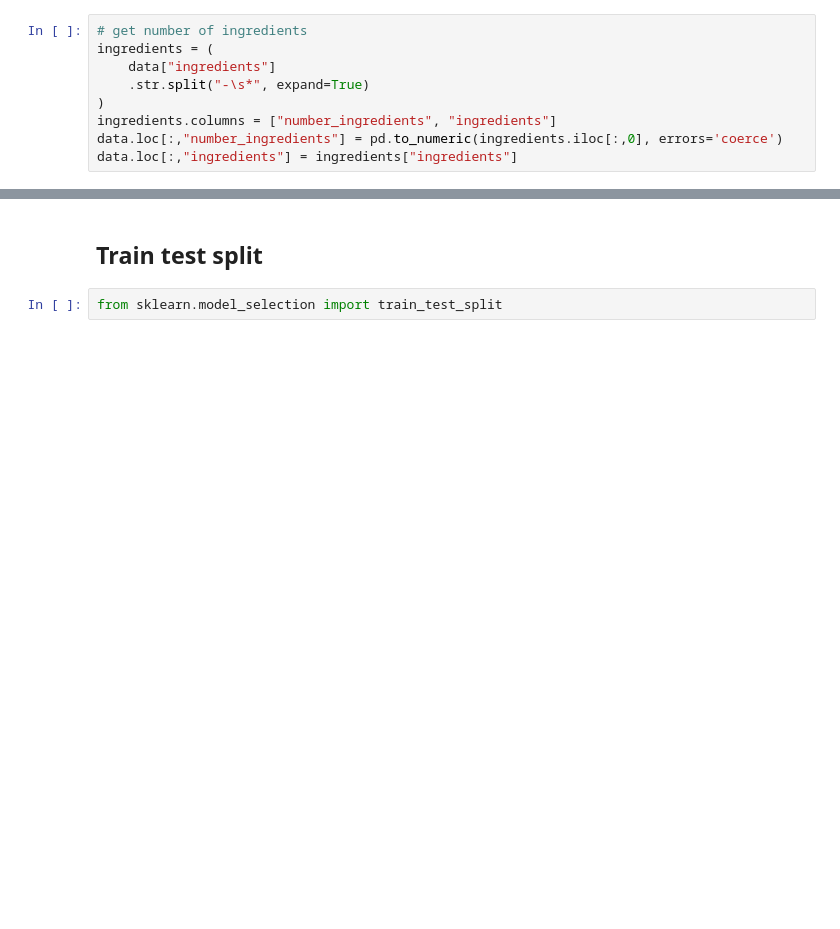
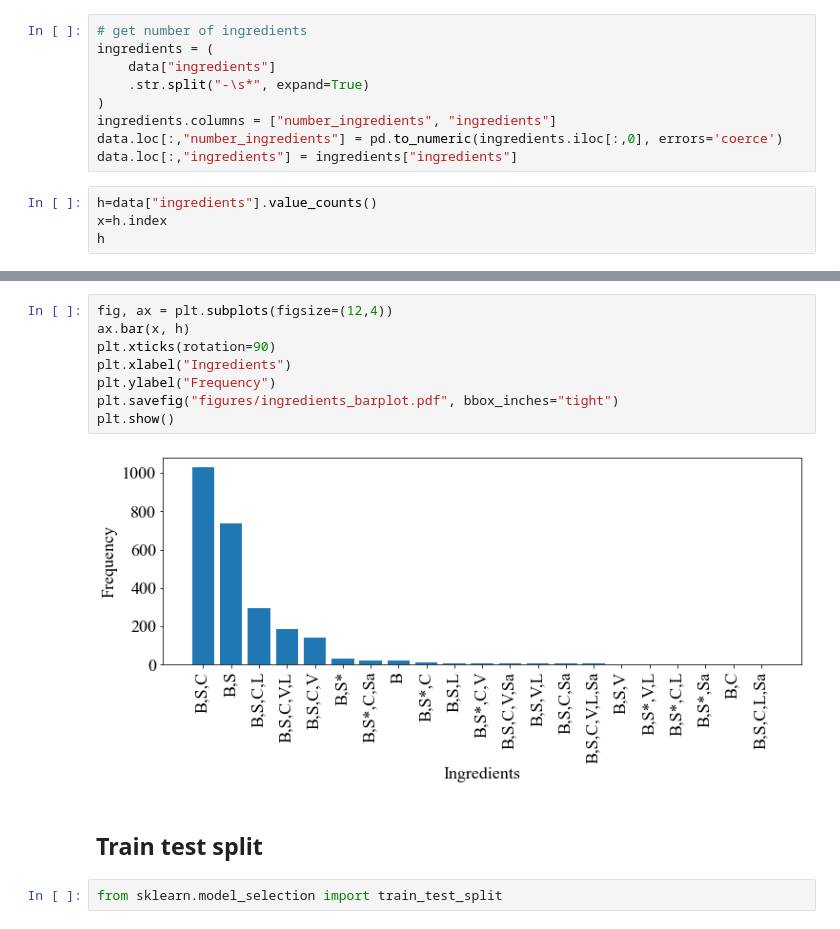
Before and after one commit to ElisabethBrockhaus/Chocolate_bar_rating, a Jupyter notebook: chocolate_rating_data.ipynb, the cells around one changed output, grey strips where cells are left out. Cells and saved outputs as stored; diff of their text form; blank space fills up the shorter version.

Commit message:
improve review date and ingredients feature engineering

```diff
--- a/chocolate_rating_data.ipynb
+++ b/chocolate_rating_data.ipynb
@@ -681,3 +694,7 @@ ingredients = (
 ingredients.columns = ["number_ingredients", "ingredients"]
 data.loc[:,"number_ingredients"] = pd.to_numeric(ingredients.iloc[:,0], errors='coerce')
 data.loc[:,"ingredients"] = ingredients["ingredients"]
+# %%
+h=data["ingredients"].value_counts()
+x=h.index
+h
@@ -684,3 +719,13 @@ data.loc[:,"ingredients"] = ingredients["ingredients"]
+# %%
+fig, ax = plt.subplots(figsize=(12,4))
+ax.bar(x, h)
+plt.xticks(rotation=90)
+plt.xlabel("Ingredients")
+plt.ylabel("Frequency")
+plt.savefig("figures/ingredients_barplot.pdf", bbox_inches="tight")
+plt.show()
+# %% [output]
+[figure, added]
 # %% [markdown]
 ## Train test split
 # %%
```
Also changed, not shown: parts of 20 cells of this notebook, 4 other files.
